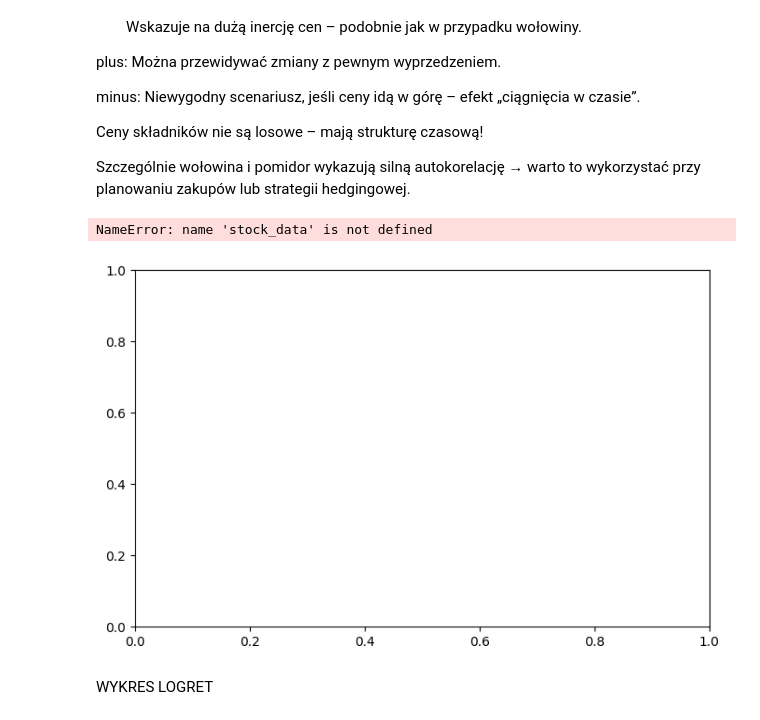
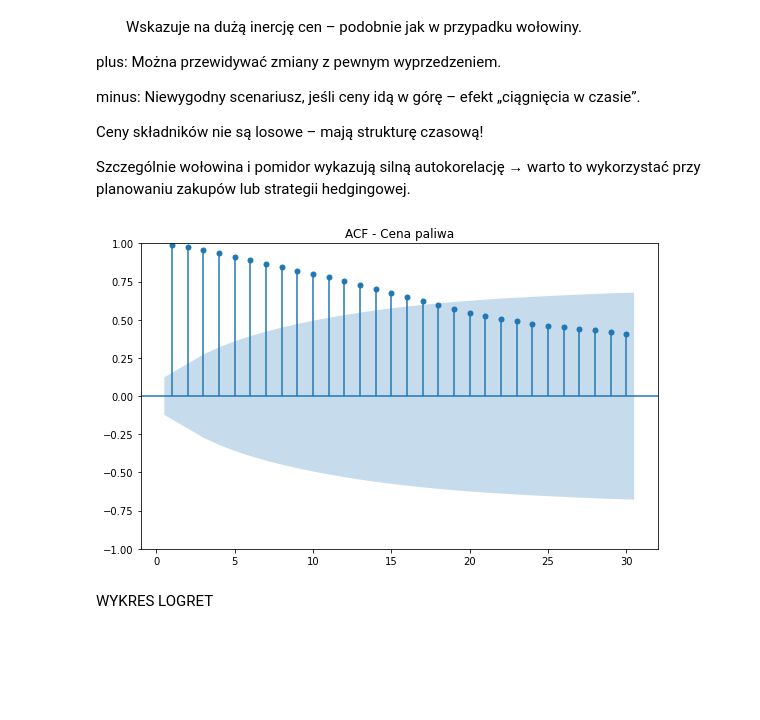
Before and after one commit to werpyr1003/Zarz-dzanie_ryzykiem_McDonald_Corporation, a Jupyter notebook: Projekt_2/Kody.ipynb, the cells around one changed output. Cells and saved outputs as stored; diff of their text form; code cells hidden in the pictures; blank space fills up the shorter version.

Commit message:
paliwo

```diff
--- a/Projekt_2/Kody.ipynb
+++ b/Projekt_2/Kody.ipynb
@@ -94,0 +85,29 @@ ParserError: Error tokenizing data. C error: Expected 1 fields in line 3, saw 5
+# %%
+import pandas as pd
+
+# Wczytujemy dane bez nagłówka, pomijamy 4 pierwsze wiersze
+fuel_df = pd.read_csv("paliwo.csv", sep=";", skiprows=4, header=None)
+
+# Nadajemy kolumnom nazwy – pierwsze dwie są kluczowe
+fuel_df.columns = ['Date', 'Price'] + [f'col_{i}' for i in range(3, len(fuel_df.columns)+1)]
+
+# Usuwamy wiersze bez daty lub ceny
+fuel_df = fuel_df[['Date', 'Price']].dropna()
+
+# Czyścimy przecinki i konwertujemy na float
+fuel_df['Price'] = fuel_df['Price'].str.replace(',', '.').astype(float)
+
+# Konwertujemy daty (uwzględniając polskie miesiące!)
+import locale
+locale.setlocale(locale.LC_TIME, 'pl_PL.UTF-8')  # może być 'pl_PL' w Windows
+
+fuel_df['Date'] = pd.to_datetime(fuel_df['Date'], format="%b %d, %Y", errors='coerce')
+fuel_df.dropna(subset=['Date'], inplace=True)
+
+# Ustawiamy indeks na datę
+fuel_df.set_index('Date', inplace=True)
+
+# Finalnie – mamy czystą serię z cenami paliwa
+fuel_prices = fuel_df['Price']
+
+fuel_prices
@@ -149,3 +185,11 @@ logret_tomato_data = df['logret_tomato_data']
 print(len(beef_data),len( onion_data),len( tomato_data))
 # %% [output]
 252 252 252
+# %%
+# Uzupełniamy braki za pomocą interpolacji liniowej
+fuel_prices_interpolated = fuel_prices.interpolate(method='linear')
+
+# Wybieramy 252 najnowsze dane
+fuel_prices_252 = fuel_prices_interpolated.sort_index(ascending=False).iloc[:252]
+
+fuel_prices_252
@@ -255,13 +337,12 @@ Szczególnie wołowina i pomidor wykazują silną autokorelację → warto to wy
 # %%
 
 fig, ax = plt.subplots(figsize=(8, 5))
-plot_acf(stock_data.dropna(), ax=ax, lags=30, title="ACF - Cena akcji McDonald's", zero=False)
+plot_acf(fuel_prices_252.dropna(), ax=ax, lags=30, title="ACF - Cena paliwa", zero=False)
 
 plt.tight_layout()
 plt.show()
 # %% [output]
-NameError: name 'stock_data' is not defined
-[figure, old version]
+[figure, new version]
 # %% [markdown]
 WYKRES LOGRET
 # %%
```
Also changed, not shown: parts of 19 cells of this notebook.
